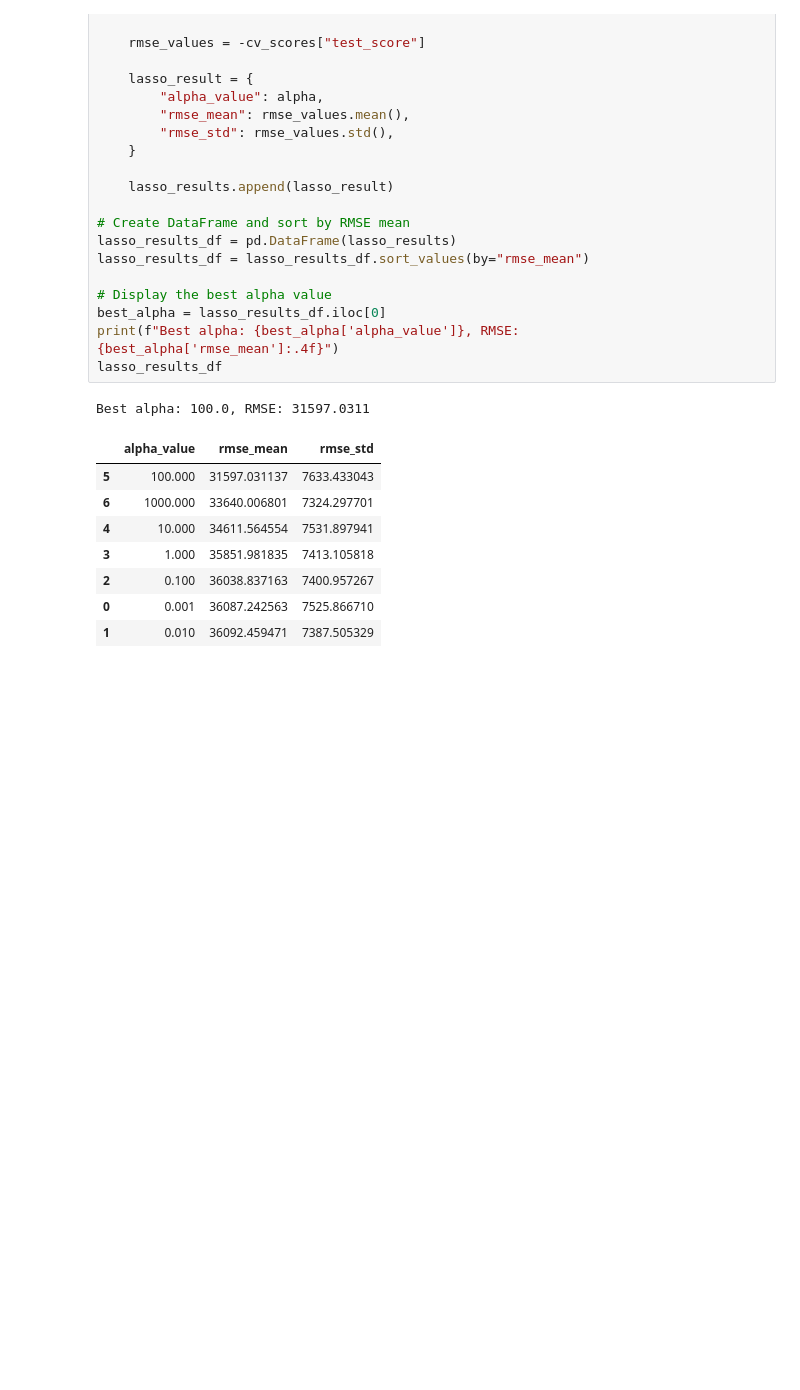
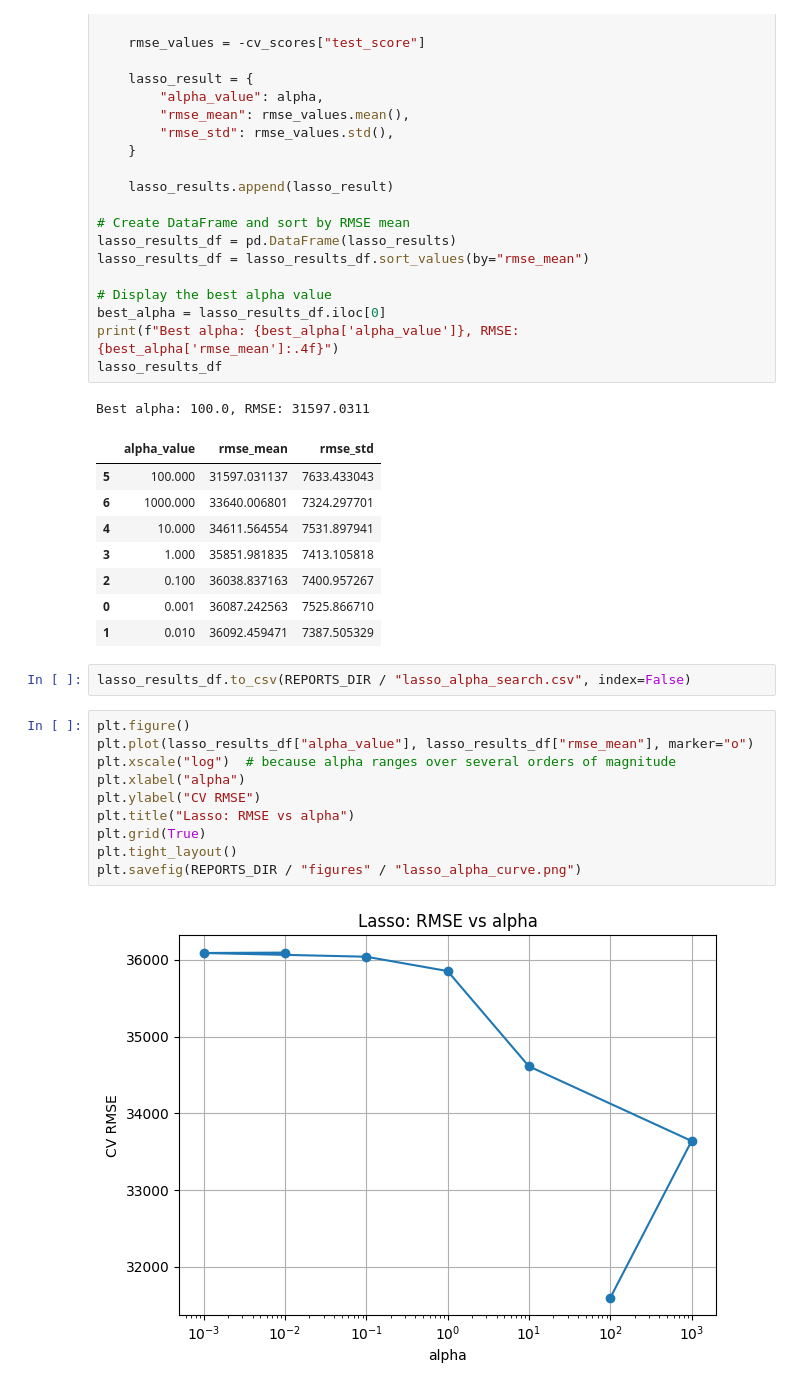
Before and after one commit to Uvlazhnitel/House-prices-regression, a Jupyter notebook: notebooks/03_ridge_lasso_alpha_search.ipynb, the cells around one changed output. Drawn from its saved outputs; the diff is of its cells as text; blank space fills up the shorter version.

Commit message:
Add Lasso alpha search results with RMSE metrics to report

```diff
--- a/notebooks/03_ridge_lasso_alpha_search.ipynb
+++ b/notebooks/03_ridge_lasso_alpha_search.ipynb
@@ -228,3 +228,17 @@ Best alpha: 100.0, RMSE: 31597.0311
 | 2 | 0.100 | 36038.837163 | 7400.957267 |
 | 0 | 0.001 | 36087.242563 | 7525.866710 |
 | 1 | 0.010 | 36092.459471 | 7387.505329 |
+# %%
+lasso_results_df.to_csv(REPORTS_DIR / "lasso_alpha_search.csv", index=False)
+# %%
+plt.figure()
+plt.plot(lasso_results_df["alpha_value"], lasso_results_df["rmse_mean"], marker="o")
+plt.xscale("log")  # because alpha ranges over several orders of magnitude
+plt.xlabel("alpha")
+plt.ylabel("CV RMSE")
+plt.title("Lasso: RMSE vs alpha")
+plt.grid(True)
+plt.tight_layout()
+plt.savefig(REPORTS_DIR / "figures" / "lasso_alpha_curve.png")
+# %% [output]
+[figure, added]
```
Also changed, not shown: 1 other file.
